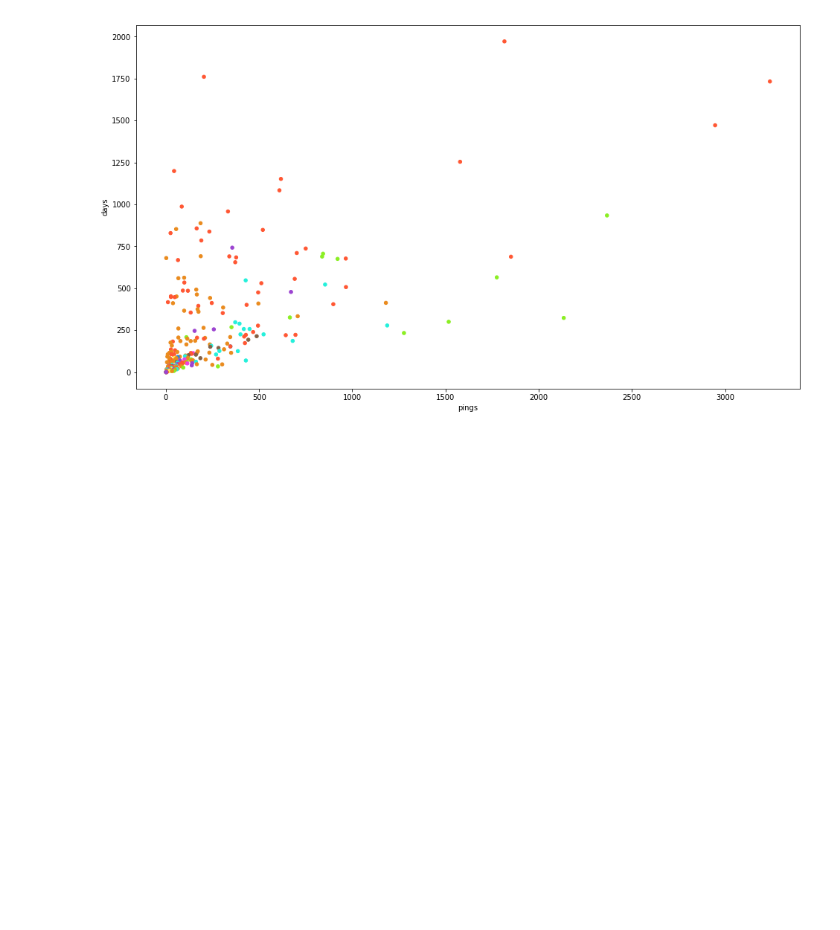
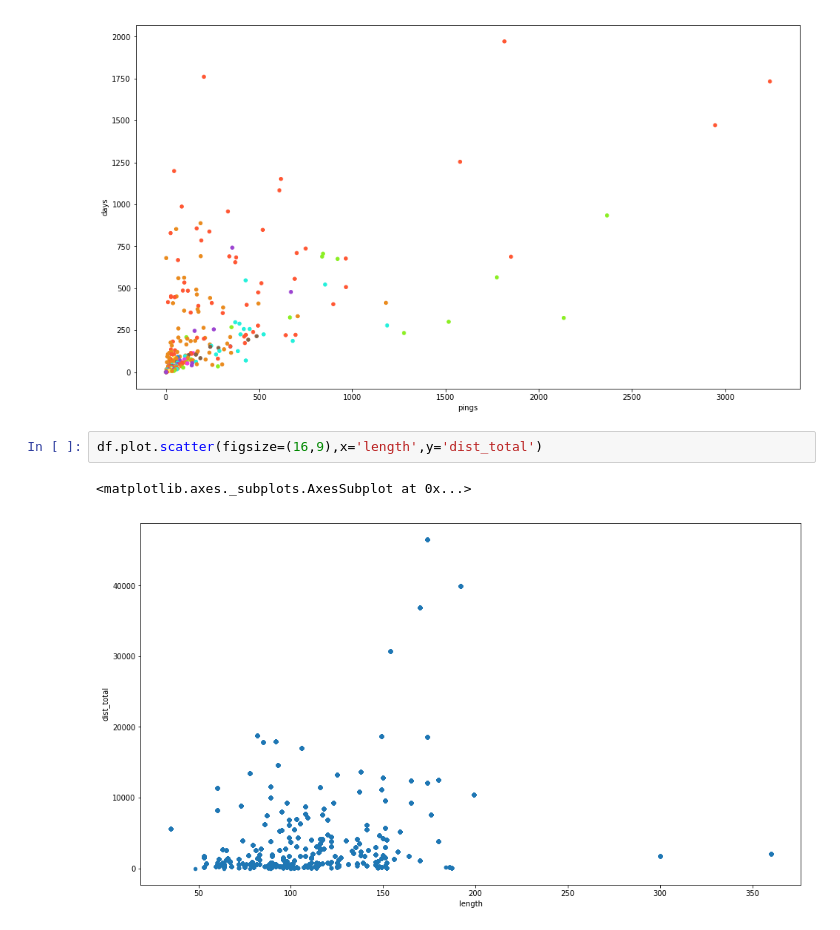
Before and after one commit to elsharkk/ocearch, a Jupyter notebook: 2. Intermediate Challenge.ipynb, the cells around one changed output. Saved outputs shown, nothing was run; the diff lists cells and outputs as text; blank space fills up the shorter version.

Commit message:
added graphs

```diff
--- a/2. Intermediate Challenge.ipynb
+++ b/2. Intermediate Challenge.ipynb
@@ -288,3 +288,8 @@ longestpinging.plot.scatter(figsize=(16,9),x='pings',y='days',color=longestpingi
 # %% [output]
 <matplotlib.axes._subplots.AxesSubplot at 0x...>
 [figure]
+# %%
+df.plot.scatter(figsize=(16,9),x='length',y='dist_total')
+# %% [output]
+<matplotlib.axes._subplots.AxesSubplot at 0x...>
+[figure, added]
```
Also changed, not shown: parts of 4 cells of this notebook, 2 other files.
